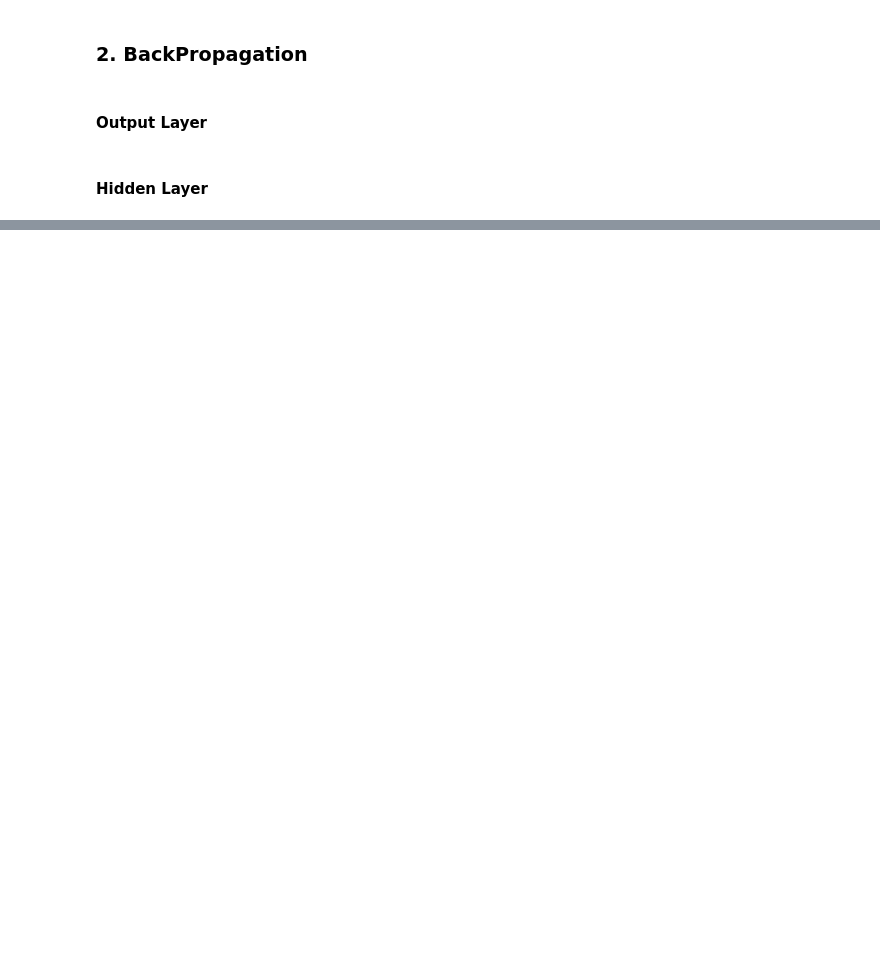
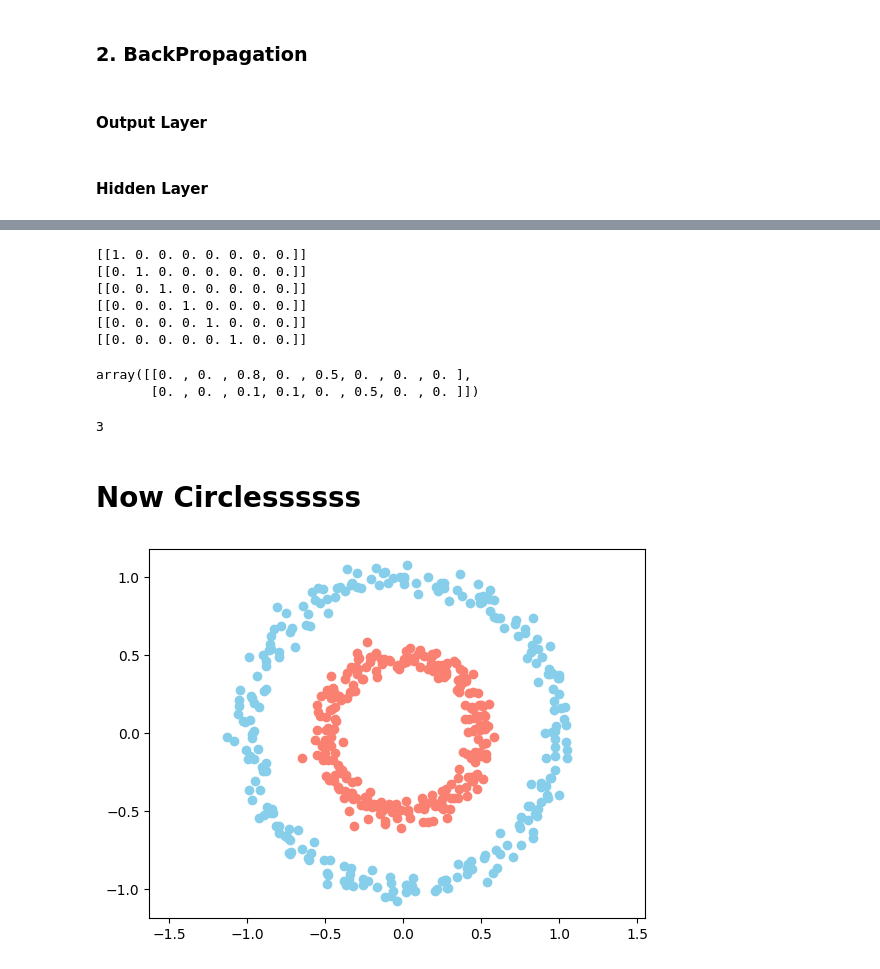
Before and after one commit to Mr-Hockatt/It-Takes-125-Songs-To-Create-a-Neural-Network-From-Scratch, a Jupyter notebook: NeuralNetworksPlayground.ipynb, the cells around one changed output, grey strips where cells are left out. Saved outputs shown, nothing was run; the diff lists cells and outputs as text; code cells hidden in the pictures; blank space fills up the shorter version.

```diff
--- a/NeuralNetworksPlayground.ipynb
+++ b/NeuralNetworksPlayground.ipynb
@@ -411,0 +532,21 @@ array([[0.1116404 , 0.09876462, 0.1009508 , 0.09334475, 0.10237222,
+# %%
+for i in range(6):
+    print(np.round(NN.feed_forward(x_train[i]), 1))
+# %% [output]
+[[1. 0. 0. 0. 0. 0. 0. 0.]]
+[[0. 1. 0. 0. 0. 0. 0. 0.]]
+[[0. 0. 1. 0. 0. 0. 0. 0.]]
+[[0. 0. 0. 1. 0. 0. 0. 0.]]
+[[0. 0. 0. 0. 1. 0. 0. 0.]]
+[[0. 0. 0. 0. 0. 1. 0. 0.]]
+# %%
+np.round(NN.feed_forward(x_test), 1)
+# %% [output]
+array([[0. , 0. , 0.8, 0. , 0.5, 0. , 0. , 0. ],
+       [0. , 0. , 0.1, 0.1, 0. , 0.5, 0. , 0. ]])
+# %%
+NN.number_of_hidden_layers
+# %% [output]
+3
+# %% [markdown]
+# Now Circlessssss
@@ -411,0 +556,9 @@ array([[0.1116404 , 0.09876462, 0.1009508 , 0.09334475, 0.10237222,
+# %%
+X, Y = make_circles(n_samples=500, factor=0.5, noise=0.05)
+
+plotter.scatter(X[Y == 0, 0], X[Y == 0, 1], c="skyblue")
+plotter.scatter(X[Y == 1, 0], X[Y == 1, 1], c="salmon")
+plotter.axis("equal")
+plotter.show()
+# %% [output]
+[figure, added]
```
Also changed, not shown: parts of 76 cells of this notebook, 3 other files.
